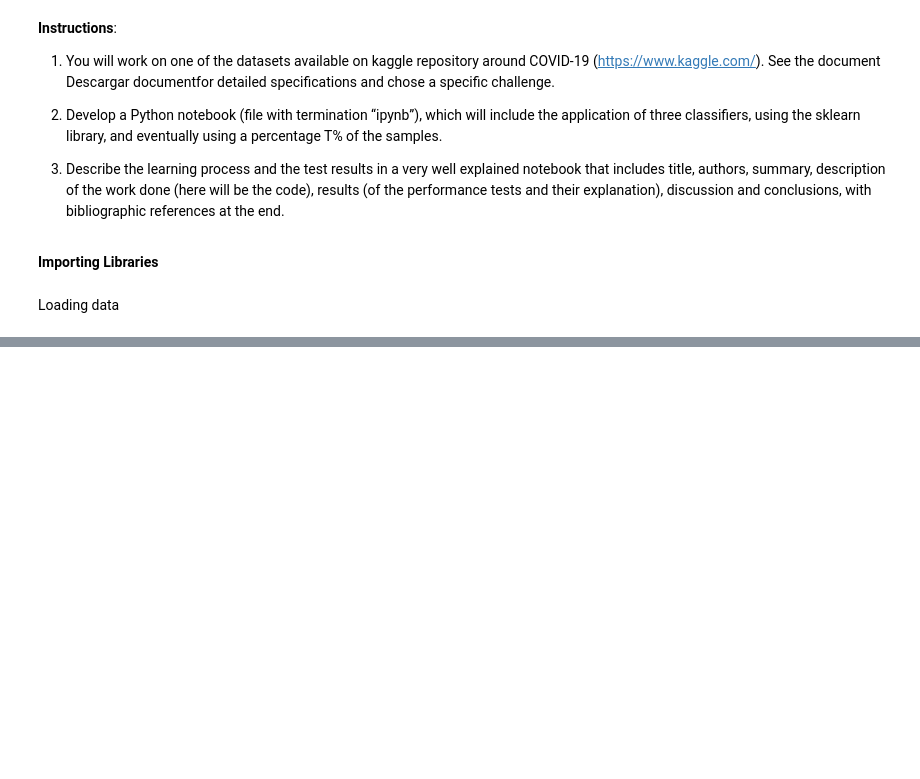
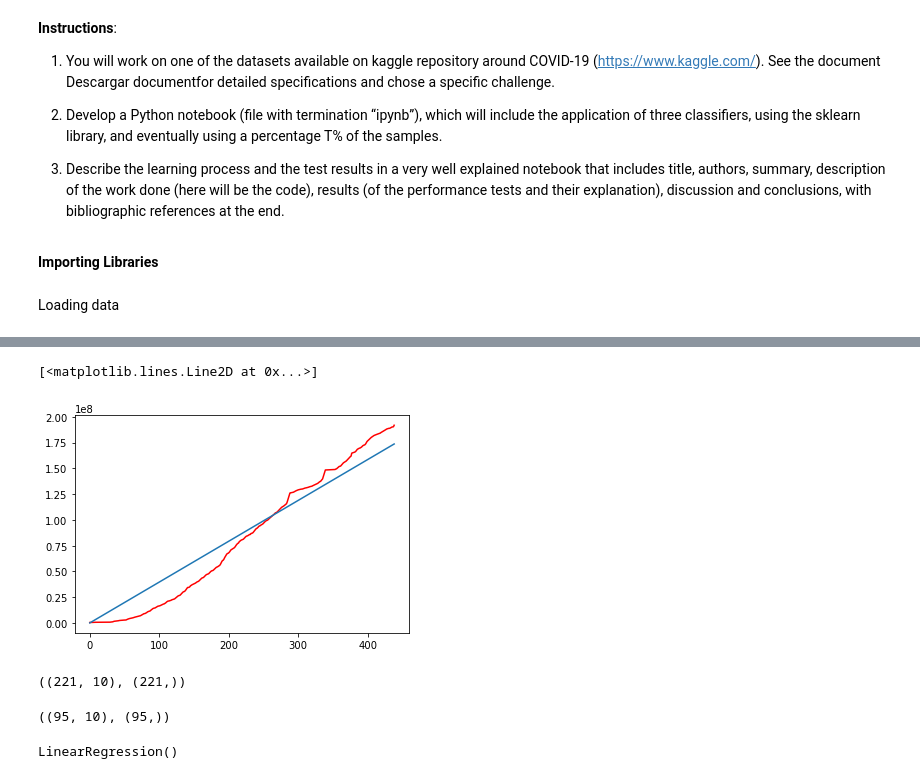
Before and after one commit to elriczero/ML-HW4-Covid-Analysis, a Jupyter notebook: Machine Learning Assignment 4 - Covid Vaccination Progress.ipynb, the cells around one changed output, grey strips where cells are left out. Drawn from its saved outputs; the diff is of its cells as text; code cells hidden in the pictures; blank space fills up the shorter version.

```diff
--- a/Machine Learning Assignment 4 - Covid Vaccination Progress.ipynb
+++ b/Machine Learning Assignment 4 - Covid Vaccination Progress.ipynb
@@ -167,0 +228,16 @@ mex_cv.plot(x = 'index', y = 'total_vaccinations')
+# %%
+predicted = []
+a = ndata.time_passed
+a = list(a)
+for i in a:
+    predicted.append(reg.predict([[i]]))
+# %%
+npredicted = []
+for i in range(len(predicted)):
+    npredicted.append((predicted[i][0]))
+# %%
+plt.plot(ndata['time_passed'],ndata['total_vaccinations'], color='red')
+plt.plot(ndata['time_passed'],npredicted)
+# %% [output]
+[<matplotlib.lines.Line2D at 0x...>]
+[figure, added]
@@ -167,0 +251,13 @@ mex_cv.plot(x = 'index', y = 'total_vaccinations')
+# %%
+X_train.shape, y_train.shape
+# %% [output]
+((221, 10), (221,))
+# %%
+X_test.shape, y_test.shape
+# %% [output]
+((95, 10), (95,))
+# %%
+reg = LinearRegression(fit_intercept=True)
+reg.fit(ndata[['time_passed']],ndata.total_vaccinations)
+# %% [output]
+LinearRegression()
```
Also changed, not shown: parts of 63 cells of this notebook.
